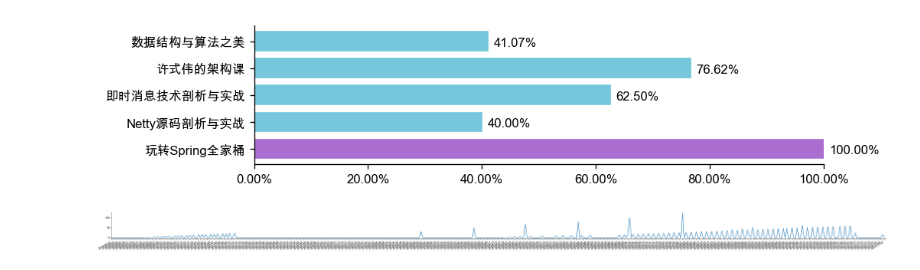
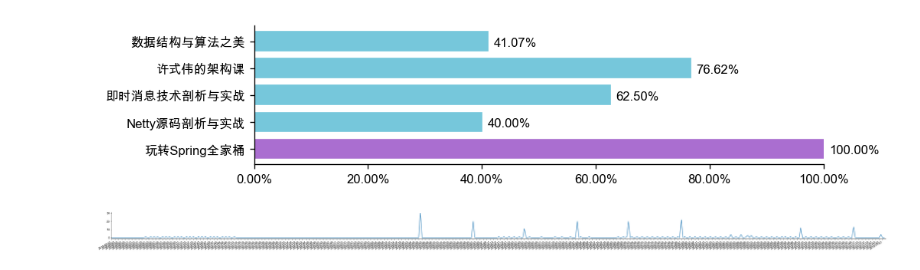
Before and after one commit to flyee-tech/quantify_data, a Jupyter notebook: geek-time.ipynb, the cells around one changed output. Drawn from its saved outputs; the diff is of its cells as text; code cells hidden in the pictures.

```diff
--- a/geek-time.ipynb
+++ b/geek-time.ipynb
@@ -1,3 +1,20 @@
+# %%
+import pandas as pd
+
+def getTotalAndDictFromDF(df, t):
+    df_custom = df[df[t].notna()][['Unnamed: 0', t]]
+    total = df_custom[t][0]
+    df_custom.loc[:, 'Unnamed: 0'] = df_custom.iloc[1:]['Unnamed: 0'].map(lambda x: x.strftime('%Y-%m-%d'))
+    df_custom.loc[:, t] = df_custom.iloc[1:][t].map(lambda x: x / total)
+    d = df_custom[1:].set_index('Unnamed: 0', t).to_dict()[t]
+    return total, d
+
+df = pd.read_excel('/Users/peiel/PycharmProjects/quantify_data/geektime.xlsx')
+spring_total, spring = getTotalAndDictFromDF(df, 'spring')
+netty_total, netty = getTotalAndDictFromDF(df, 'netty')
+im_total, im = getTotalAndDictFromDF(df, 'im')
+construction_total, construction = getTotalAndDictFromDF(df, 'construction')
+algo_total, algo = getTotalAndDictFromDF(df, 'algo')
 # %%
 # -*- coding: utf-8 -*-
 import matplotlib.pyplot as plt
@@ -61,6 +78,8 @@ plt.show()
 [figure]
 # %%
 import datetime
+import copy
+import math
 
 def dateRange(beginDate, endDate):
     dates = []
@@ -73,35 +92,44 @@ def dateRange(beginDate, endDate):
     return dates
 
 def importData(d_source, d_target, total):
+    source_values = list(map(lambda x : math.ceil(x * total),d_target.values()))
+    values = copy.deepcopy(source_values)
+    for i in range(len(values)):
+        if i == 0:
+            continue
+        values[i] = source_values[i] - source_values[i-1]
+
+    i = 0
     for k, v in d_target.items():
-        d_source[k] = d_source[k] + (v * total)
+        d_source[k] = d_source[k] + values[i]
+        i = i + 1
 
 
 date_array = dateRange('2018-09-01', datetime.datetime.today().strftime('%Y-%m-%d'))
 date_dict = dict.fromkeys(date_array, 0)
-importData(date_dict, spring, sprint_total)
+importData(date_dict, spring, spring_total)
 importData(date_dict, netty, netty_total)
 importData(date_dict, im, im_total)
 importData(date_dict, construction, construction_total)
 importData(date_dict, algo, algo_total)
 
 # sum = 0
 # for k, v in date_dict.items():
 #     sum = sum + v
 #     date_dict[k] = sum
 
 plt.figure(num=2, figsize=(50, 2))
 plt.plot(list(date_dict.keys()), list(date_dict.values()))
 
 plt.xlim((0,len(list(date_dict.values()))))
 
 ax = plt.gca()
 ax.spines['right'].set_color('none')
 ax.spines['top'].set_color('none')
 
 plt.gcf().autofmt_xdate()
 plt.xticks([x for x in range(len(list(date_dict.values()))) if x % 2 == 0])
 
 plt.show()
 # %% [output]
-[figure, old version]
+[figure, new version]
```
Also changed, not shown: parts of 1 cell of this notebook, 2 other files.
